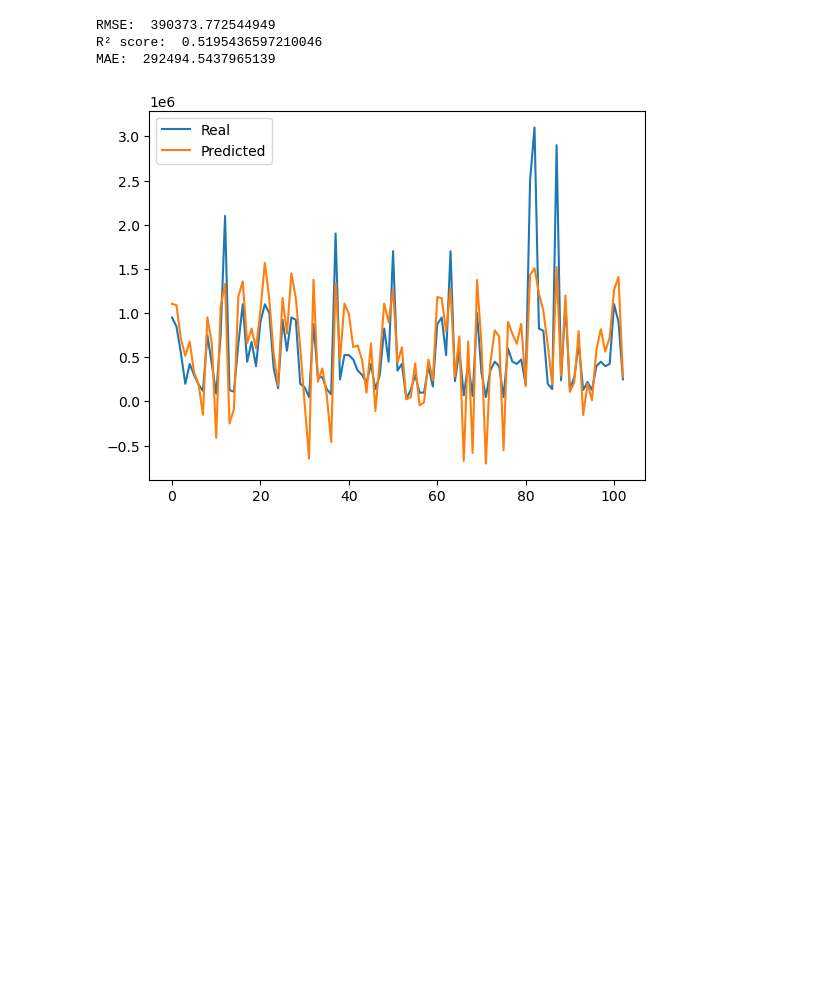
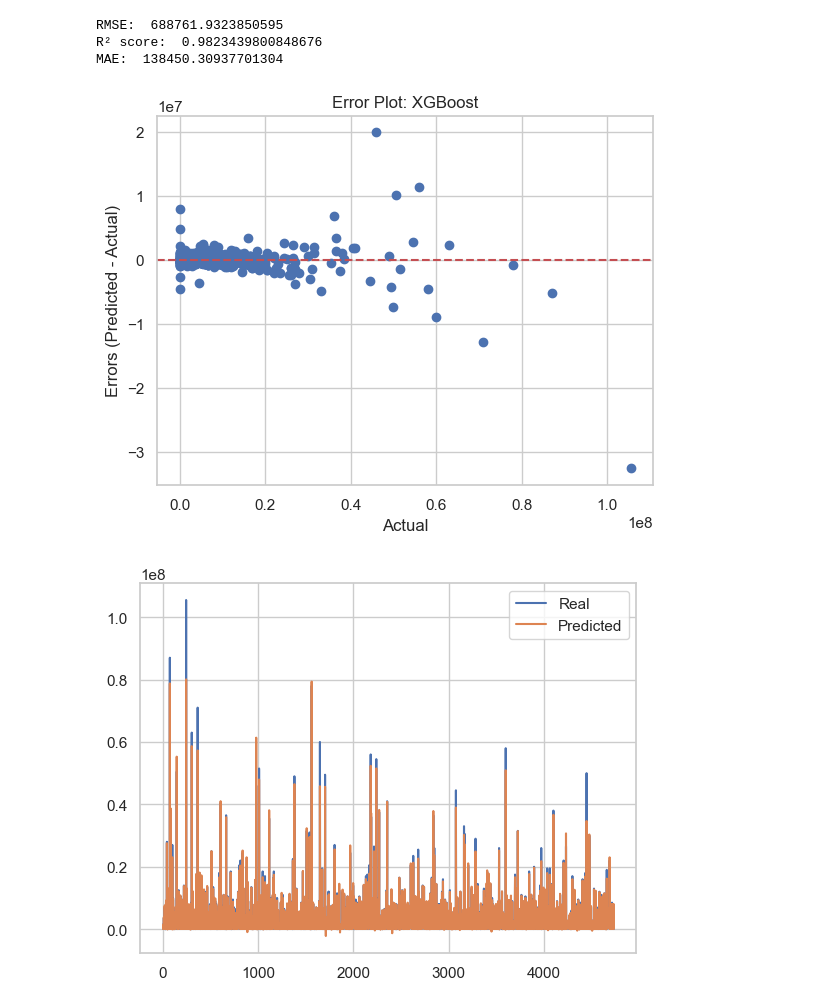
Before and after one commit to yter47/ExjobbKod, a Jupyter notebook: LightGBMNotebookTest-1.ipynb, the cells around one changed output. Drawn from its saved outputs; the diff is of its cells as text; code cells hidden in the pictures; blank space fills up the shorter version.

```diff
--- a/LightGBMNotebookTest-1.ipynb
+++ b/LightGBMNotebookTest-1.ipynb
@@ -59,0 +28,8 @@ See the caveats in the documentation: https://pandas.pydata.org/pandas-docs/stab
+# %%
+# Lista med de positioner som inte syns i dokumentet
+positions_to_drop = ['ls', 'st', 'rs', 'lw', 'lf', 'cf', 'rf', 'rw', 'lam', 'cam',
+                     'ram', 'lm', 'lcm', 'cm', 'rcm', 'rm', 'lwb', 'ldm', 'cdm',
+                     'rdm', 'rwb', 'lb', 'lcb', 'cb', 'rcb', 'rb']
+
+# Ta bort de angivna kolumnerna från datamängden
+data0 = data0.drop(positions_to_drop, axis=1)
@@ -133,12 +174,15 @@ Name: count, dtype: int64
 # %%
 from sklearn.impute import SimpleImputer
 
+#Preprocessing
+#Hantera tomma celler
 imputer = SimpleImputer(strategy='mean')
 data_filled = imputer.fit_transform(data)
 data_filled = pd.DataFrame(data_filled, columns=data.columns)
 
 #Logaritmera data för att minska variansen mot målvariabeln 'value_eur'
-sample = ['potential', 'league_rank', 'overall', 'age', 'team_position', 'international_reputation', 'shooting', 'passing']
+sample = ['potential', 'league_rank', 'overall', 'skill_moves', 'team_position', 'international_reputation', 'passing', 'movement_reactions', 'age']
+#sample = data_filled.drop([target_variable], axis=1)
 for col in sample:
     data_filled[col] = np.log1p(data_filled[col])  #np.log1p för att hantera 0 samt negativa logaritmen
 
@@ -147,8 +191,11 @@ test = data_filled.iloc[M[(m//4)*3:]]
 
 target_variable = 'value_eur'
 y_train = train[target_variable]
+#X_train = train.drop([target_variable], axis=1)
 X_train = train[sample]
+
 y_test = test[target_variable]
+#X_test = test.drop([target_variable], axis=1)
 X_test = test[sample]
 
 print("Shapes of X_train, y_train, X_test, y_test:")
@@ -263,6 +303,7 @@ import sklearn
 from sklearn.pipeline import Pipeline
 from xgboost import XGBRegressor
 
+#GridCVSearch
 pipeline = Pipeline([
     ('model', XGBRegressor())
 ])
@@ -271,7 +312,7 @@ params = {
     'model__max_depth': [6, 8, 10],
     'model__learning_rate': [0.1, 0.20, 0.25, 0.30],
     "model__gamma":[0, 0.25, 0.5],
-    'model__n_estimators': [100, 500, 1000],
+    'model__n_estimators': [1000],
     "model__subsample":[0.9],
     "model__colsample_bytree":[0.5],
 }
@@ -346,23 +445,49 @@ MAE:  133952.69961890965
 # %%
-linear_model = LinearRegression()
+xgb_params = {
+    'max_depth': best_params['model__max_depth'],
+    'learning_rate': best_params['model__learning_rate'],
+    'gamma': best_params['model__gamma'],
+    'n_estimators': best_params['model__n_estimators'],
+    'subsample': best_params['model__subsample'],
+    'colsample_bytree': best_params['model__colsample_bytree']
+}
 
-linear_model.fit(X_train, y_train)
+# Create and train the XGBRegressor model with the extracted parameters
+xgb_r = xgb.XGBRegressor(**xgb_params)
+xgb_r.fit(X_train, y_train)
 
-y_pred_test = linear_model.predict(X_test)
+# Make predictions
+y_pred_test = xgb_r.predict(X_test)
+
+# Calculate evaluation metrics
 rmse = np.sqrt(mean_squared_error(y_test, y_pred_test))
 r2 = r2_score(y_test, y_pred_test)
 mae = mean_absolute_error(y_test, y_pred_test)
 
+# Print evaluation metrics
 print('RMSE: ', rmse)
 print('R² score: ', r2)
 print('MAE: ', mae)
 
+errors = y_pred_loaded - y_test.values.ravel()
+
+# Scatter plot of errors
+plt.scatter(y_test.values.ravel(), errors)
+plt.axhline(y=0, color='r', linestyle='--')  # Add a horizontal line at y=0 for reference
+plt.xlabel('Actual')
+plt.ylabel('Errors (Predicted - Actual)')
+plt.title('Error Plot: XGBoost')
+plt.show()
+
+
+# Plot real vs predicted values
 plt.plot(y_test.values.ravel(), label='Real')
 plt.plot(y_pred_test, label='Predicted')
 plt.legend()
 plt.show()
 # %% [output]
-RMSE:  390373.772544949
-R² score:  0.5195436597210046
-MAE:  292494.5437965139
+RMSE:  688761.9323850595
+R² score:  0.9823439800848676
+MAE:  138450.30937701304
-[figure, old version]
+[figure, new version]
+[figure, added]
```
Also changed, not shown: parts of 17 cells of this notebook.
